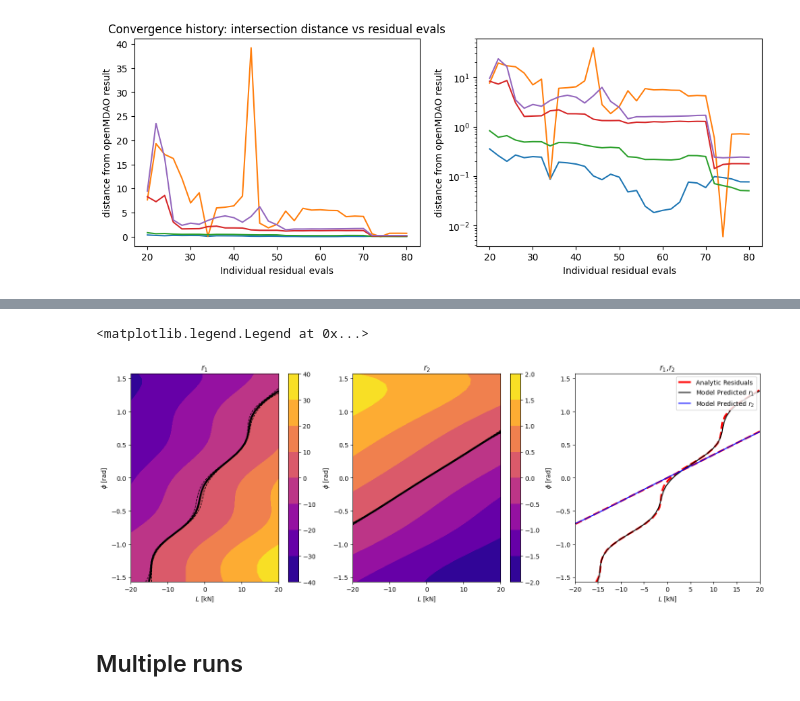
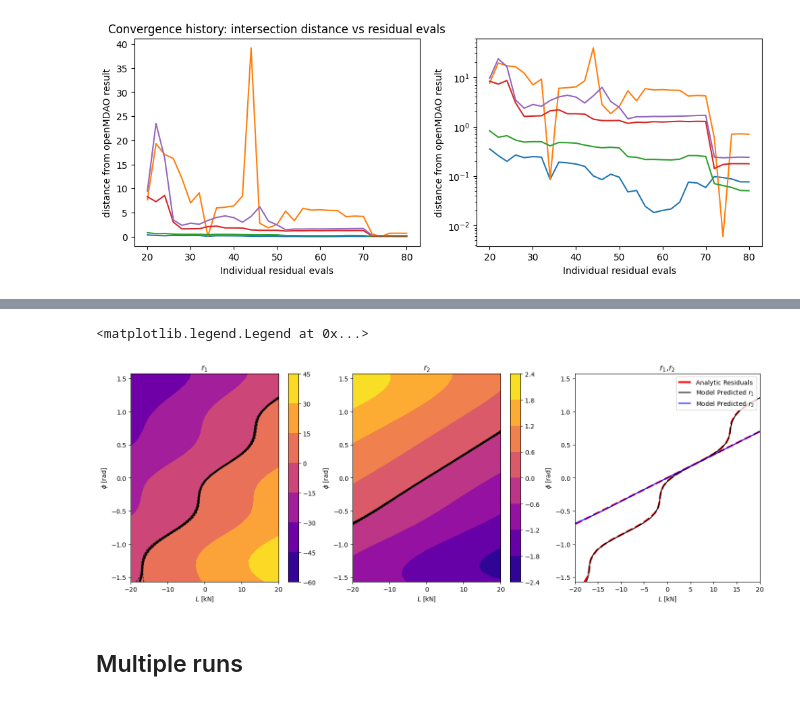
Before and after one commit to csdlpsu/remdo, a Jupyter notebook: active_learning_example.ipynb, the cells around one changed output, grey strips where cells are left out. Saved outputs shown, nothing was run; the diff lists cells and outputs as text; code cells hidden in the pictures.

```diff
--- a/active_learning_example.ipynb
+++ b/active_learning_example.ipynb
@@ -49,7 +72,7 @@ done
 import torch
 import matplotlib.pyplot as plt
 
-history = torch.load(filename)
+history = torch.load("hist_rep_2.pt")
 num_evals = history["num_evals"]
 dist_history = history["dist_history"]
 
@@ -211,17 +304,18 @@ from botorch.utils.transforms import normalize, unnormalize, standardize
 
 dtype = torch.float64
 device= "cpu"
-filename = "hist_aero.pt"
 bounds  = torch.tensor([[0.  ],
-                        [200.]], dtype=dtype, device=device) # always a 2 x d tensor
-x_input = unnormalize(torch.rand(5,1), bounds=bounds)
-# x_input = [100]
+                        [300.]], dtype=dtype, device=device) # always a 2 x d tensor
+# x_input = unnormalize(torch.rand(10,1), bounds=bounds)
+x_input = unnormalize(torch.linspace(1e-4,1,10).reshape(-1,1), bounds=bounds)
 
-prob = Aerostructures()
-gpmodel = train_multitask_gp(prob, num_train=10, seed=1111)
-active_learning_loop(gpmodel,
-                     acq_method = 'entropy', maxiters = 30,
-                     disp = True,
-                     save_hist = (x_input, filename, 'openmdao'),
-                     log_hyperparams = False)
+for i in range(0,20):
+    print('Run',i+1,"\r")
+    filename = "aero_hist_rep_" + str(i+1) + ".pt"
+
+    prob = Aerostructures()
+    gpmodel = train_multitask_gp(prob, num_train=10, seed=1111+i)
+    active_learning_loop(gpmodel, acq_method = 'entropy', maxiters = 80,
+                         disp = True, save_hist = (x_input, filename, 'openmdao'),
+                         log_hyperparams = True, rep_count=i)
 # %% [output]
@@ -296,7 +583,7 @@ bounds = prob.bounds
 coupling_bounds = torch.transpose(bounds[:,-2:],0,1)
 
 # Select inputs at which to make prediction ++++++++++++++++++++++++++++++++++++++++++++++++++++++++++++++++++++++++++++++
-input_vec = torch.tensor([200])
+input_vec = torch.tensor([233])
 # input_vec = torch.rand(5)*2
 npts = 40
 
@@ -366,34 +653,34 @@ ax2.set_ylabel(r'$\phi$ [rad]')
 
 
 
 # both ++++++++++++++++++++++++++++++++++++++++++++++++++++++++++++++++++++++++++++++++++++++
 ax3 = fig.add_subplot(133)
 # cf3 = ax3.contourf(xvec,yvec,prediction3.mean.detach().numpy().reshape(40,40),
 #              cmap = 'plasma')
 # fig.colorbar(cf3)
 s1 = ax3.contour(xvec,yvec,r1vec.reshape(npts,npts),
             levels=[0.],
             linestyles='--', linewidths=3, colors='r')
 s1_artist,_ = s1.legend_elements()
 ax3.contour(xvec,yvec,r2vec.reshape(npts,npts),
             levels=[0.],
             linestyles='--', linewidths=3, colors='r')
 s2 = ax3.contour(xvec,yvec,prediction1.mean.detach().numpy().reshape(npts,npts),
             levels=[0.],
             linestyles='-', linewidths=1.5, colors='k')
 s2_artist,_ = s2.legend_elements()
 s3 = ax3.contour(xvec,yvec,prediction2.mean.detach().numpy().reshape(npts,npts),
             levels=[0.],
             linestyles='-', linewidths=1.5, colors='b')
 s3_artist,_ = s3.legend_elements()
 ax3.set_title(r'$r_1$,$r_2$')
 ax3.set_xlabel(r'$L$ [kN]')
 ax3.set_ylabel(r'$\phi$ [rad]')
 #ax3.legend([s1_artist, s3_artist], ['Analytic Residuals','Model Residuals'])
 ax3.legend([s1_artist[0], s2_artist[0], s3_artist[0]],['Analytic Residuals','Model Predicted $r_1$','Model Predicted $r_2$'])
 # %% [output]
 <matplotlib.legend.Legend at 0x...>
-[figure, old version]
+[figure, new version]
 # %% [markdown]
 ## Multiple runs
 # %%
```
Also changed, not shown: parts of 11 cells of this notebook, 2 other files.
